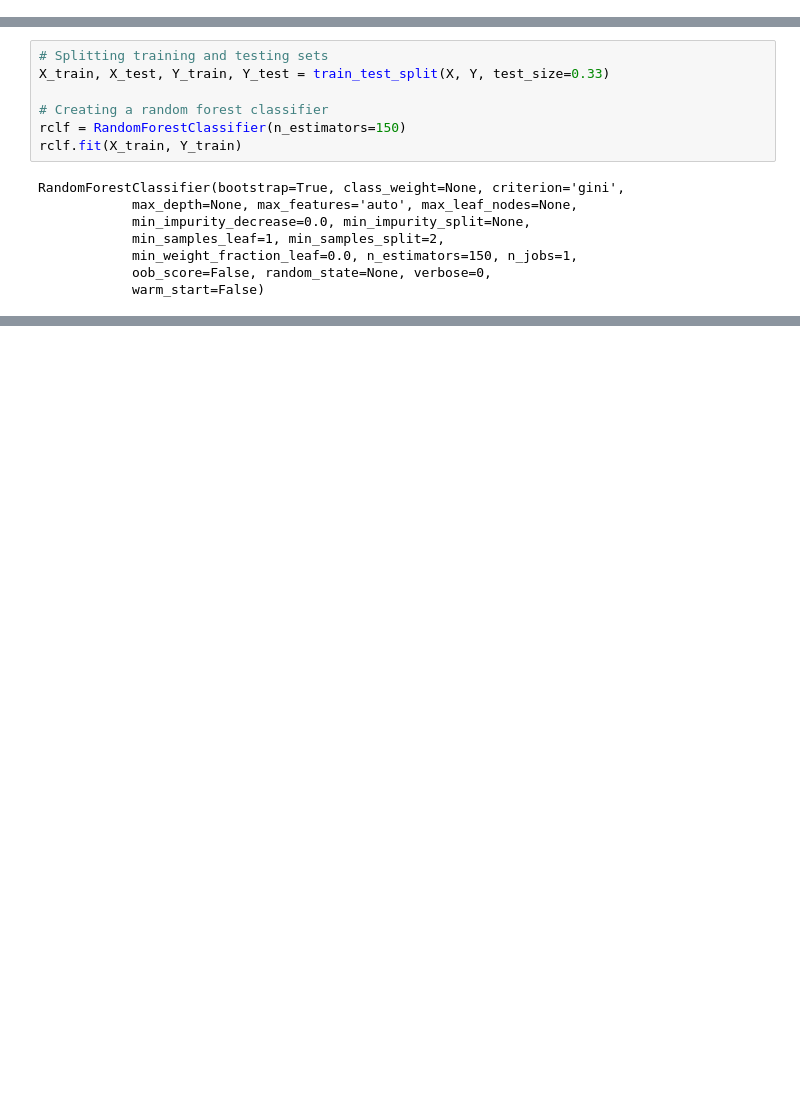
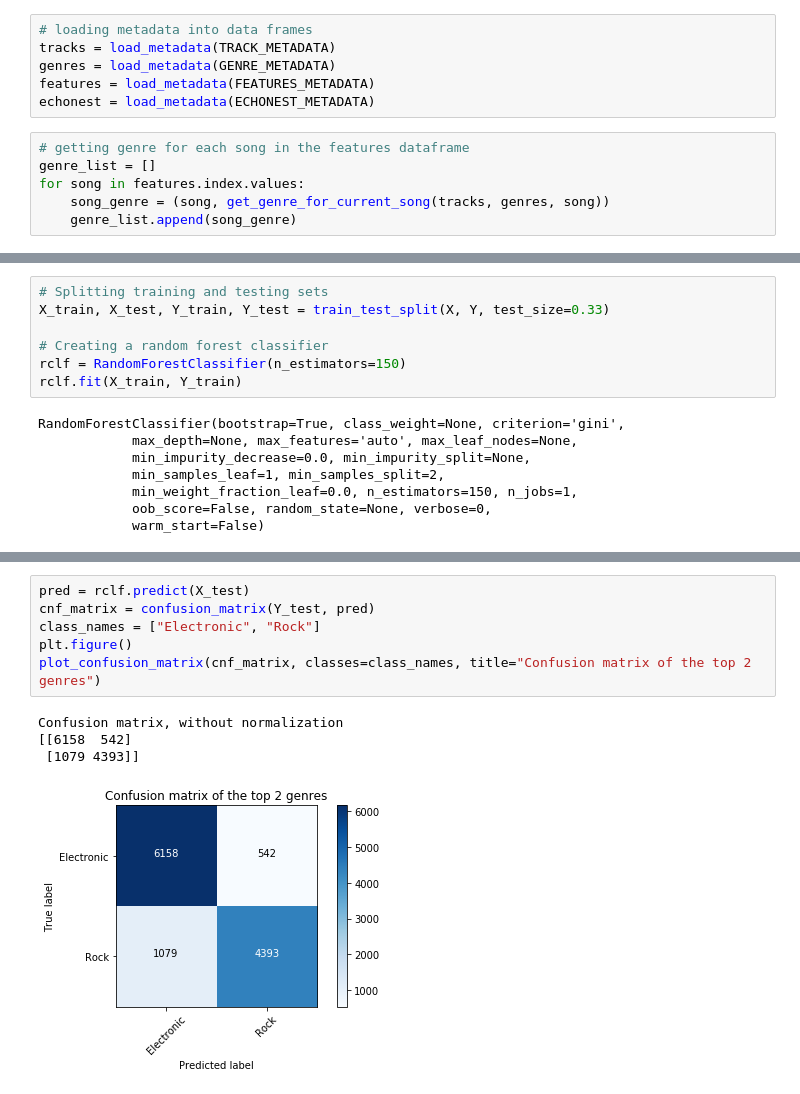
Before and after one commit to TunerFish/Classifier, a Jupyter notebook: Genre_classifier2.ipynb, the cells around one changed output, grey strips where cells are left out. Cells and saved outputs as stored; diff of their text form; blank space fills up the shorter version.

```diff
--- a/Genre_classifier2.ipynb
+++ b/Genre_classifier2.ipynb
@@ -19,0 +59,12 @@ ECHONEST_METADATA = "D:\\fma_metadata\\echonest.csv"
+# %%
+# loading metadata into data frames
+tracks = load_metadata(TRACK_METADATA)
+genres = load_metadata(GENRE_METADATA)
+features = load_metadata(FEATURES_METADATA)
+echonest = load_metadata(ECHONEST_METADATA)
+# %%
+# getting genre for each song in the features dataframe
+genre_list = []
+for song in features.index.values:
+    song_genre = (song, get_genre_for_current_song(tracks, genres, song))
+    genre_list.append(song_genre)
@@ -70,0 +182,11 @@ rclf.score(X_test, Y_test)
+# %%
+pred = rclf.predict(X_test)
+cnf_matrix = confusion_matrix(Y_test, pred)
+class_names = ["Electronic", "Rock"]
+plt.figure()
+plot_confusion_matrix(cnf_matrix, classes=class_names, title="Confusion matrix of the top 2 genres")
+# %% [output]
+Confusion matrix, without normalization
+[[6158  542]
+ [1079 4393]]
+[figure, added]
```
Also changed, not shown: parts of 16 cells of this notebook.
